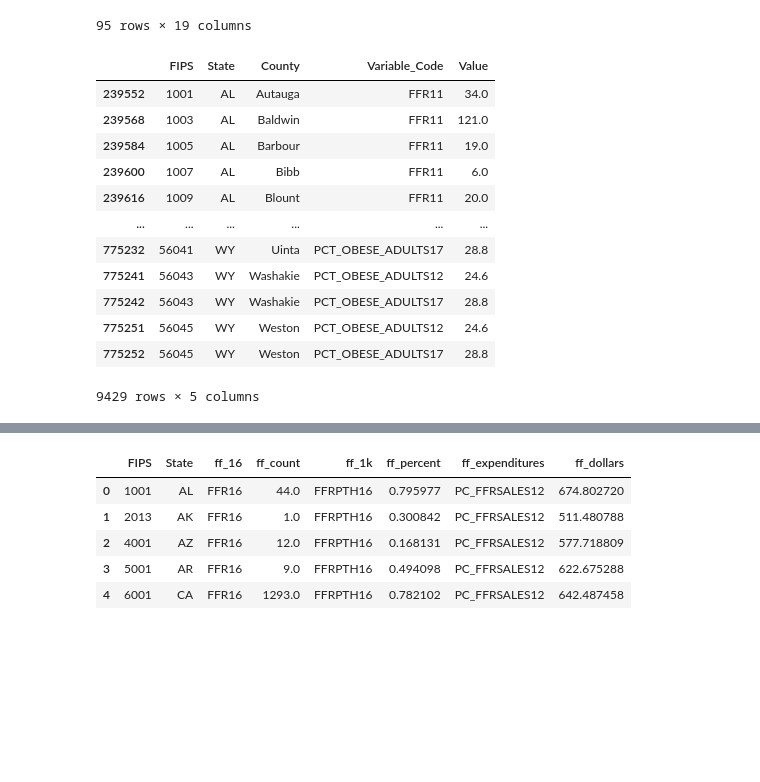
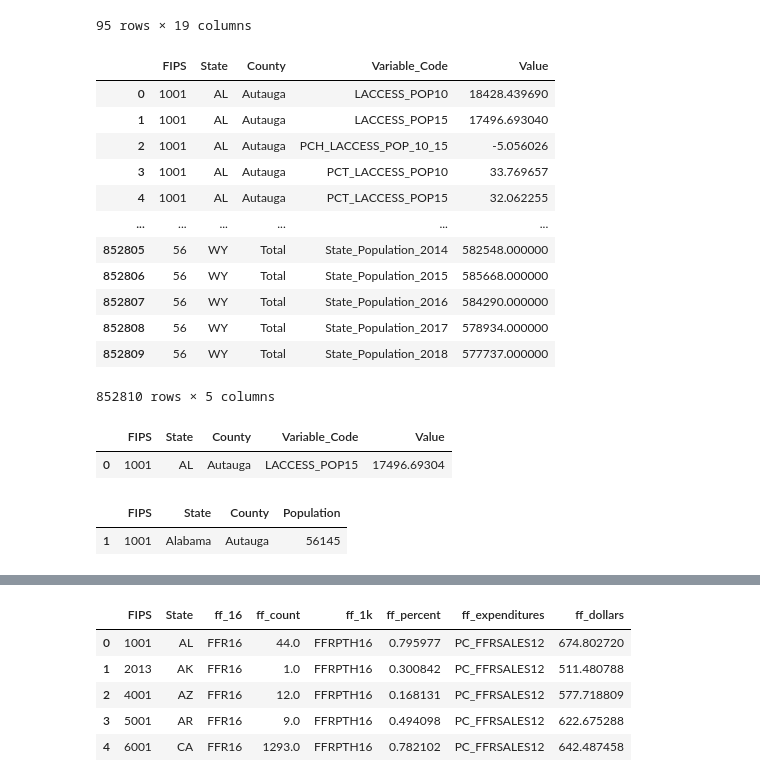
Before and after one commit to zjmcpherson/food_deserts_mcpherson, a Jupyter notebook: scripts/food_access.ipynb, the cells around one changed output, grey strips where cells are left out. Cells and saved outputs as stored; diff of their text form; code cells hidden in the pictures; blank space fills up the shorter version.

```diff
--- a/scripts/food_access.ipynb
+++ b/scripts/food_access.ipynb
@@ -348,20 +350,31 @@ tn_trends
 #rural_trends.to_csv('../data/dashboard_csv/rural_food_trends.csv', index = False)
 #urban_trends.to_csv('../data/dashboard_csv/urban_food_trends.csv', index = False)
 #tn_trends.to_csv('../data/dashboard_csv/all_tn_county_trends.csv', index = False)
+# %%
+state_county
+# %% [output]
+|  | FIPS | State | County | Variable_Code | Value |
+| 0 | 1001 | AL | Autauga | LACCESS_POP10 | 18428.439690 |
+| 1 | 1001 | AL | Autauga | LACCESS_POP15 | 17496.693040 |
+| 2 | 1001 | AL | Autauga | PCH_LACCESS_POP_10_15 | -5.056026 |
+| 3 | 1001 | AL | Autauga | PCT_LACCESS_POP10 | 33.769657 |
+| 4 | 1001 | AL | Autauga | PCT_LACCESS_POP15 | 32.062255 |
+| ... | ... | ... | ... | ... | ... |
+| 852805 | 56 | WY | Total | State_Population_2014 | 582548.000000 |
+| 852806 | 56 | WY | Total | State_Population_2015 | 585668.000000 |
+| 852807 | 56 | WY | Total | State_Population_2016 | 584290.000000 |
+| 852808 | 56 | WY | Total | State_Population_2017 | 578934.000000 |
+| 852809 | 56 | WY | Total | State_Population_2018 | 577737.000000 |
+852810 rows × 5 columns
 # %%
 #EDA on food access data
-state_county.loc[(state_county['Variable_Code'] == 'PCT_OBESE_ADULTS12') | (state_county['Variable_Code'] == 'PCT_OBESE_ADULTS17') | (state_county['Variable_Code'] == 'FFR11')]
+us_county_low_access = state_county.loc[state_county['Variable_Code'] == 'LACCESS_POP15'].reset_index(drop = True)
+us_county_low_access.head(1)
 # %% [output]
 |  | FIPS | State | County | Variable_Code | Value |
-| 239552 | 1001 | AL | Autauga | FFR11 | 34.0 |
-| 239568 | 1003 | AL | Baldwin | FFR11 | 121.0 |
-| 239584 | 1005 | AL | Barbour | FFR11 | 19.0 |
-| 239600 | 1007 | AL | Bibb | FFR11 | 6.0 |
-| 239616 | 1009 | AL | Blount | FFR11 | 20.0 |
-| ... | ... | ... | ... | ... | ... |
-| 775232 | 56041 | WY | Uinta | PCT_OBESE_ADULTS17 | 28.8 |
-| 775241 | 56043 | WY | Washakie | PCT_OBESE_ADULTS12 | 24.6 |
-| 775242 | 56043 | WY | Washakie | PCT_OBESE_ADULTS17 | 28.8 |
-| 775251 | 56045 | WY | Weston | PCT_OBESE_ADULTS12 | 24.6 |
-| 775252 | 56045 | WY | Weston | PCT_OBESE_ADULTS17 | 28.8 |
+| 0 | 1001 | AL | Autauga | LACCESS_POP15 | 17496.69304 |
-9429 rows × 5 columns
+# %%
+all_county_subset.head(1)
+# %% [output]
+|  | FIPS | State | County | Population |
+| 1 | 1001 | Alabama | Autauga | 56145 |
```
Also changed, not shown: parts of 8 cells of this notebook, 4 other files.
